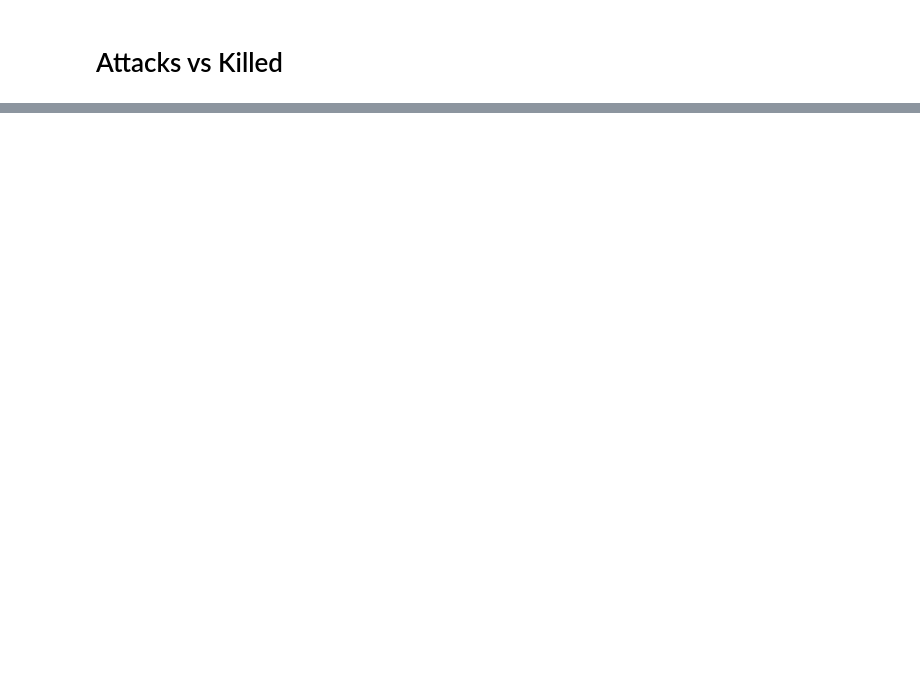
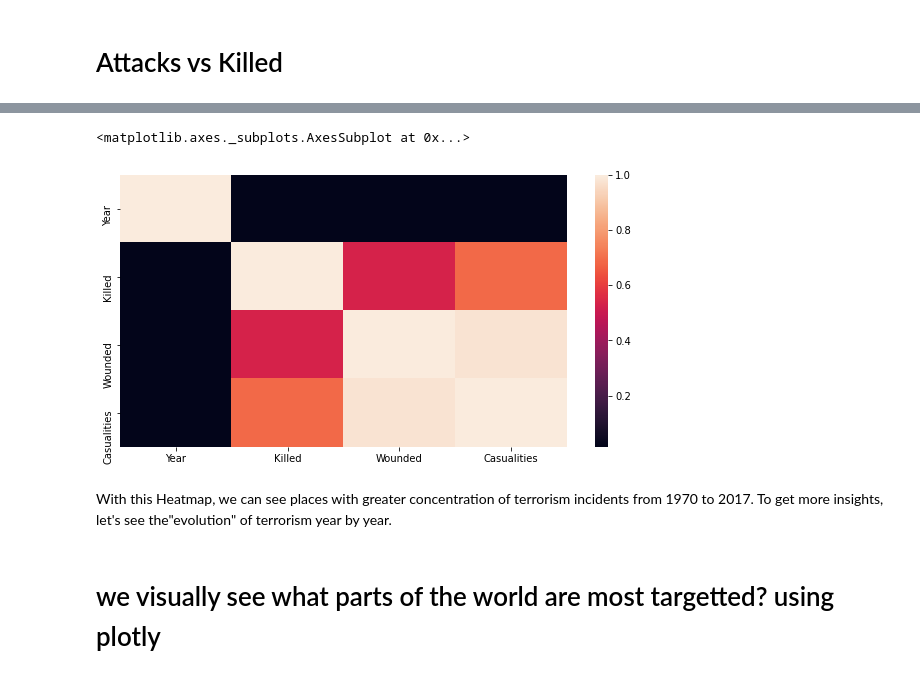
Before and after one commit to Prashant-op/-ABTN0102-Global-Terrorism-Analysis, a Jupyter notebook: Prashant_Bhardwaj_24_02_2021_[ABTN0102]_Global_Terrorism_Analysis.ipynb, the cells around one changed output, grey strips where cells are left out. Saved outputs shown, nothing was run; the diff lists cells and outputs as text; code cells hidden in the pictures; blank space fills up the shorter version.

```diff
--- a/Prashant_Bhardwaj_24_02_2021_[ABTN0102]_Global_Terrorism_Analysis.ipynb
+++ b/Prashant_Bhardwaj_24_02_2021_[ABTN0102]_Global_Terrorism_Analysis.ipynb
@@ -483,0 +526,4 @@ plt.show()
+# %%
+data_df = df[['Year',		'Country',	'Region',	'City',	'AttackType',	'Killed',	'Wounded'	,'Casualities',	'Target',	'Group'	,'Target_type'	,'Weapon_type']]
+# %%
+corr_df = data_df.corr()
@@ -483,0 +538,12 @@ plt.show()
+# %%
+# USING HEAT  MAP JUST WE TRY TO FIND OUT RELATIONSHIP BETWEEN THEM
+plt.figure(figsize=(10,5))
+sns.heatmap(corr_df)
+# %% [output]
+<matplotlib.axes._subplots.AxesSubplot at 0x...>
+[figure, added]
+# %% [markdown]
+With this Heatmap, we can see places with greater concentration of terrorism incidents from 1970 to 2017. To get more insights, let's see the"evolution" of terrorism year by year.
+# %% [markdown]
+
+# we visually see what parts of the world are most targetted? using plotly
```
Also changed, not shown: parts of 33 cells of this notebook.
